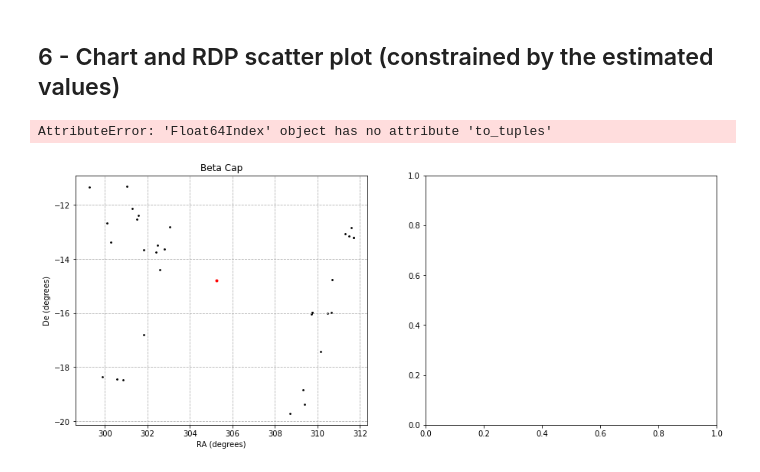
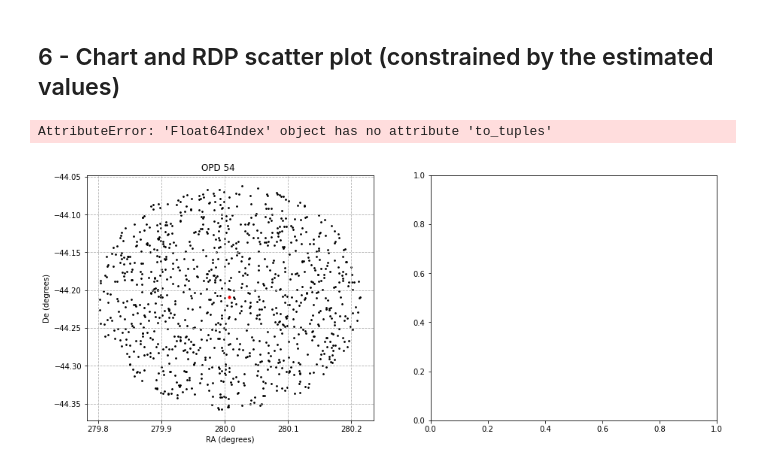
Before and after one commit to balessi/GaiaDR2clusters, a Jupyter notebook: code/Bailer-Jones.ipynb, the cells around one changed output. Cells and saved outputs as stored; diff of their text form; code cells hidden in the pictures.

```diff
--- a/code/Bailer-Jones.ipynb
+++ b/code/Bailer-Jones.ipynb
@@ -113,10 +113,10 @@ def plot_pm_hist(data, pmra_min, pmra_max, pmde_min, pmde_max, num_bins = 15):
 
 # Build G mag X Distance Modulus scatter plot
 def plot_mag_par(data):
-    dists = data['dist_mod']
+    dists = data['r_med_geo']
     gmags = data['phot_g_mean_mag']
     plt.xlabel('G (mag)')
-    plt.ylabel('Dist. Mod. (mag)')
+    plt.ylabel('Dist. (Pc)')
     plt.grid(True, linestyle='dashed')
     plt.scatter(gmags, dists, s=3, color='black')
 
@@ -222,6 +222,7 @@ def process(name, coords, diam, mag_range, pmra_range, pmde_range, dist_range, n
 #process(name, coords, diam_arcm, mag_rng, pmra_rng, pmde_rng, dist_rng, num_bins, hist_pm_lim)
 #dd = process('Ale 62', '18 56 06.2 +21 35 49', 36.0, '0..19', '-10..10', '-10..10', '0..1000', 15, 1.5)
 
-#dd = process('Renou 14', '22 34 46.4 +29 55 51', 42.0, '0..19', '12..8', '-10..10', '0..500', 15, 1.5) # 316 -7.91 -4.70
 #dd = process('Eps Cap', '21 37 04.6 -19 27 57', 160.0, '0..18', '0..20', '-10..10', '220..340', 10, 3)
-dd = process('Beta Cap', '20 21 01.0 -14 46 53', 420.0, '0..18', '-30..40', '-50..20', '190..240', 10, 3)
+#dd = process('Minni 330', '18 55 38 -29 59 24', 10.0, '0..18.5', '-10..10', '-10..10', '1000..20000', 15, 1.5)
+
+dd = process('OPD 54        ', '05 42 54.0 +13 39 42', 20, '0..17', '-4..4', '-4..4', '950..1100', 9, 1)
@@ -253,37 +257,38 @@ def plot_RDP(data, num_bins, title = None):
     plt.xticks([i for i,j in intervals], rotation='vertical')
     plt.ylabel('Logarithm of Star Density (stars/arcmin^2)')
     plt.scatter(midpoints, log_dens, s=6, color='black')
 
 def plot_chart_and_rdp(data, ra_deg, de_deg, num_bins, cl_name):
     fig = plt.figure(figsize=(15,6))
     plt.subplot(121)
     plot_chart(data, ra_deg, de_deg, cl_name)
     plt.subplot(122)
     plot_RDP(data, num_bins, cl_name)
     plt.tight_layout()
 
 def calc_rad(ra_center, de_center, row):
     _ra = row['ra']
     _de = row['dec']
     cl_center = SkyCoord(ra=ra_center*units.degree, dec=de_center*units.degree, frame='icrs')
     st_coord  = SkyCoord(ra=_ra*units.degree, dec=_de*units.degree, frame='icrs')
     return cl_center.separation(st_coord).degree
 
 def do_step_6(cl_data, rad_mul = 2, num_bins = 25):
     cl_name, ra_deg, de_deg, rad_deg, derived_vals = cl_data
     dst, e_dst, mod, e_mod, par, e_par, pra, e_pra, pde, e_pde, gmin, gmax, n = derived_vals
     rad = rad_mul * rad_deg
-    pmra_min = pra - (1 if e_pra < 0.5 else 2 * e_pra)
-    pmra_max = pra + (1 if e_pra < 0.5 else 2 * e_pra)
-    pmde_min = pde - (1 if e_pde < 0.5 else 2 * e_pde)
-    pmde_max = pde + (1 if e_pde < 0.5 else 2 * e_pde)
-    dist_min = dst - (200 if e_dst < 100 else 2 * e_dst)
-    dist_max = dst + (200 if e_dst < 100 else 2 * e_dst)
+    mul = 2
+    pmra_min = pra - (1 if e_pra < 0.5 else mul * e_pra)
+    pmra_max = pra + (1 if e_pra < 0.5 else mul * e_pra)
+    pmde_min = pde - (1 if e_pde < 0.5 else mul * e_pde)
+    pmde_max = pde + (1 if e_pde < 0.5 else mul * e_pde)
+    dist_min = dst - (200 if e_dst < 100 else mul * e_dst)
+    dist_max = dst + (200 if e_dst < 100 else mul * e_dst)
     df2 = query_data(ra_deg, de_deg, rad, gmin, gmax, pmra_min, pmra_max, pmde_min, pmde_max, dist_min, dist_max)
     df2['_r'] = df2.apply (lambda row: calc_rad(ra_deg, de_deg, row), axis=1)
     plot_chart_and_rdp(df2, ra_deg, de_deg, num_bins, cl_name)
 
 do_step_6(dd)
 # %% [output]
 AttributeError: 'Float64Index' object has no attribute 'to_tuples'
-[figure, old version]
+[figure, new version]
```
Also changed, not shown: parts of 1 cell of this notebook.
